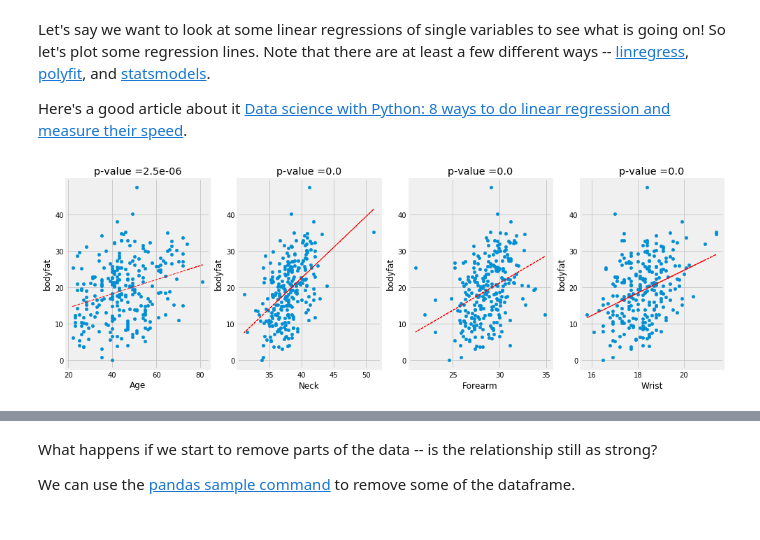
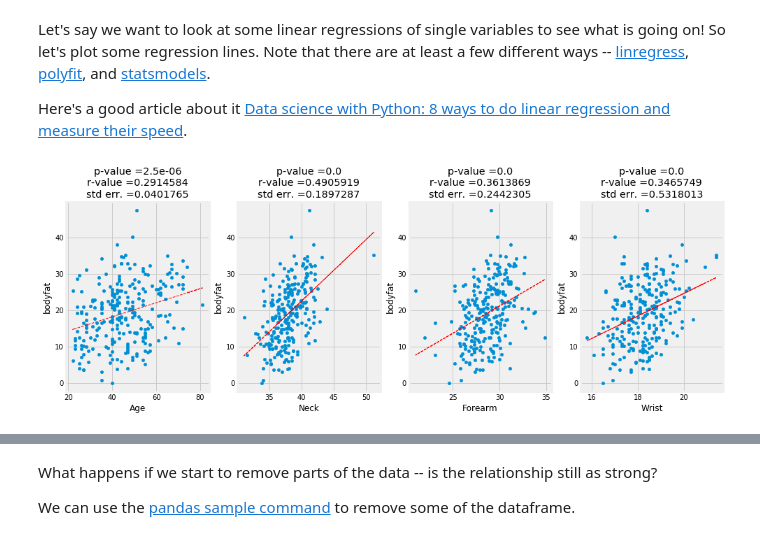
Before and after one commit to TulaneIntroDataScience/TulaneIntroDataScience.github.io, a Jupyter notebook: _notebooks/Lecture11-MissingData.ipynb, the cells around one changed output, grey strips where cells are left out. Cells and saved outputs as stored; diff of their text form; code cells hidden in the pictures.

```diff
--- a/_notebooks/Lecture11-MissingData.ipynb
+++ b/_notebooks/Lecture11-MissingData.ipynb
@@ -57,12 +69,13 @@ Here's a good article about it [Data science with Python: 8 ways to do linear re
 # %%
 # Let's do a basic Linear Regression on a Single Variable.
 # Note that linregress p-value is whether or not the slope is 0, not if the correlation is significant.
 fig, ax = plt.subplots(1, 4, figsize=(15,5))
 
 for i,o in enumerate(observations):
     slope, intercept, r_value, p_value, std_err = stats.linregress(df_penrose[o],df_penrose['bodyfat'])
     line = slope * df_penrose[o] + intercept
-    df_penrose.plot.scatter(x=o, y='bodyfat', title="p-value =" + str(round(p_value, 7)), ax=ax[i])
+    diag_str = "p-value =" + str(round(p_value, 7)) + "\n" + "r-value =" + str(round(r_value, 7)) + "\nstd err. =" + str(round(std_err, 7))
+    df_penrose.plot.scatter(x=o, y='bodyfat', title=diag_str, ax=ax[i])
     ax[i].plot(df_penrose[o], line, lw=1, ls='--', color='red')
 # %% [output]
-[figure, old version]
+[figure, new version]
```
Also changed, not shown: parts of 19 cells of this notebook, 3 other files.
